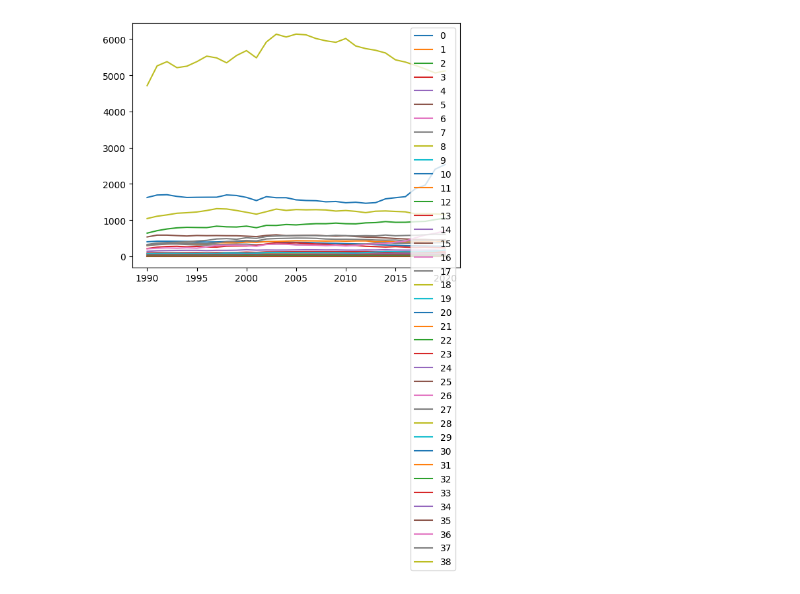
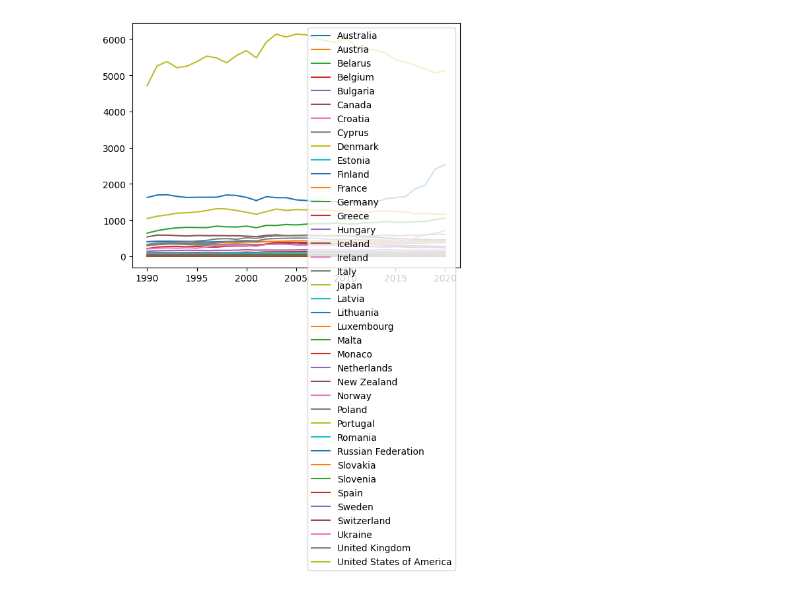
Before and after one commit to snohm/VS, a Jupyter notebook: Sorgenti/co2emission.ipynb, the cells around one changed output. Drawn from its saved outputs; the diff is of its cells as text; code cells hidden in the pictures.

```diff
--- a/Sorgenti/co2emission.ipynb
+++ b/Sorgenti/co2emission.ipynb
@@ -11,40 +11,51 @@ while line != "":
     line = f.readline()
 f.close()
 
 f = open("/workspace/VS/DataSet/Life expectancy at birth.csv", "r")
 line = f.readline()
 nations = []
 while line != "":
     elments = line.split(",")
-    if elments[0] in stati and elments[0] not in nations:
-        nations.append(elments[0])
+    if elments[0] in stati and elments[2] == "Both sexes":
+        if elments[0] not in nations:
+            nations.append(elments[0])
     line = f.readline()
 f.close()
-
 
 years = []
 for i in range (1990, 2021, 1):
     years.append(i)
 f = open("/workspace/VS/DataSet/Carbon dioxide (CO2) Emissions.csv", "r")
 prev = ""
 val = []
+i=0
+label = ""
 line = f.readline()
 elments = line.split(",")
-while line != "":
-    prev = elments[0]
+while line != "" :
+    #prev = elments[0]
+    #input()
     if elments[0] in nations:
-        while elments[0] == prev:
-            val.append(int(float(elments[2])/1000)) # MTon
-            prev = elments[0]
+       # print(line)
+        #print(elments[0])
+        for i in range (0, 31, 1):
+        #while prev == elments[0]:
+            val.append(int(float(elments[2])/1000)) # Mton
+            #print(elments[1])
+            label = elments[0]
             line = f.readline()
             elments = line.split(",")
-        plt.plot(years, val, label = elments[0])
+        #print(len(years))
+        #print(len(val))
+        plt.plot(years, val, label = label)
         val = []
+        #i=i+1
     else:
         line = f.readline()
         elments = line.split(",")
 f.close()
+#print(i)
 plt.legend()
 plt.show()
 # %% [output]
-[figure, old version]
+[figure, new version]
```
Also changed, not shown: 1 other file.
